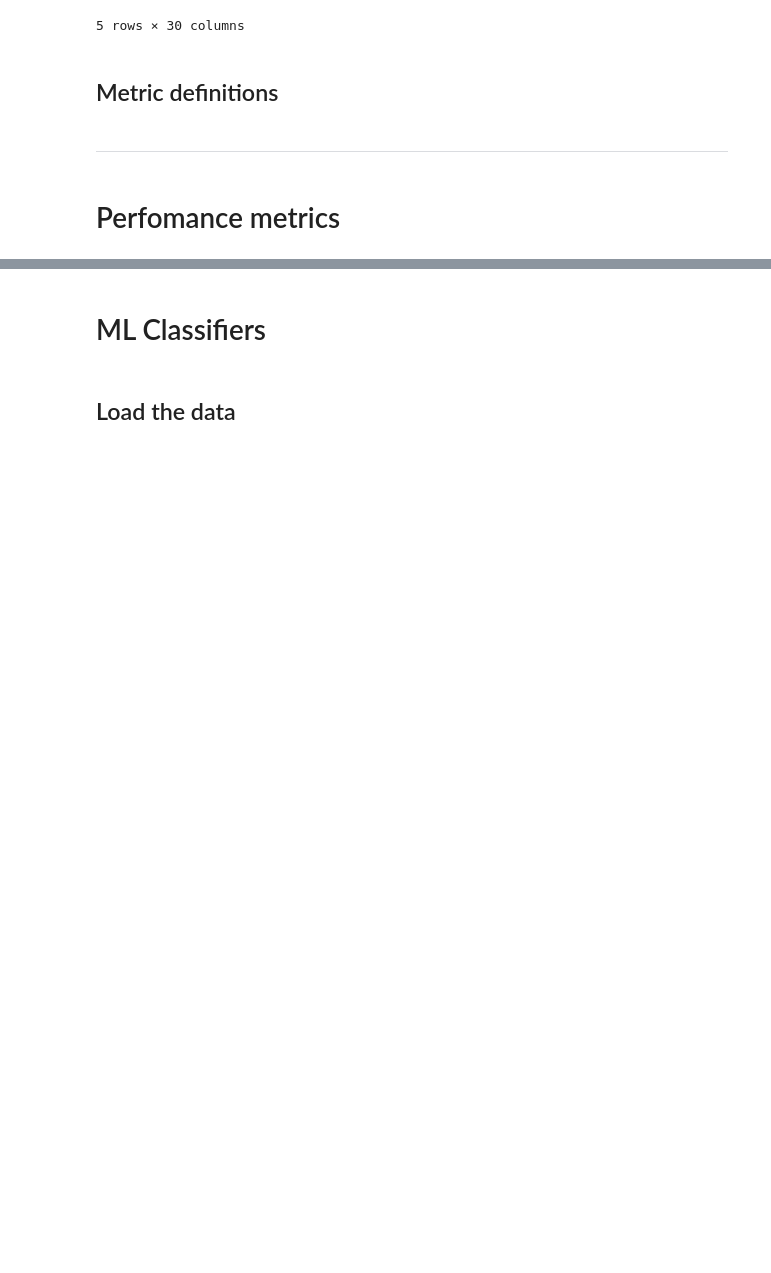
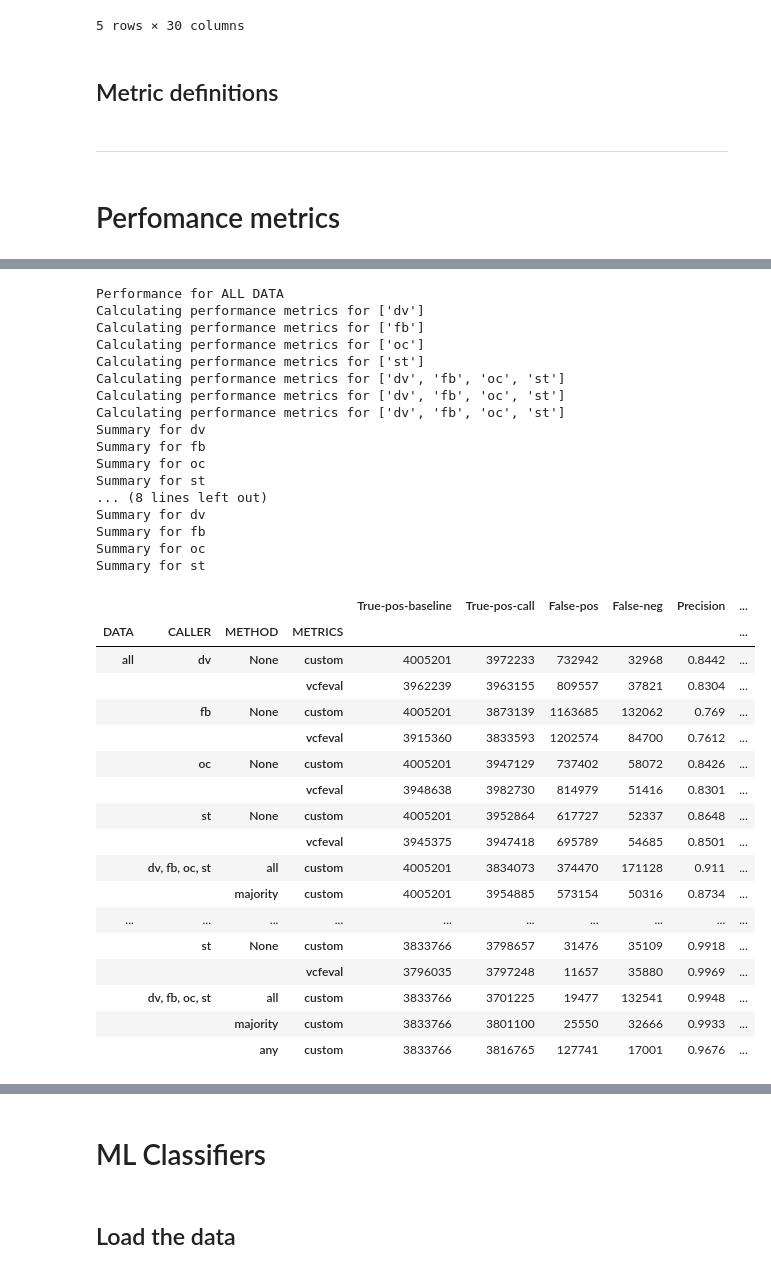
Before and after one commit to lizard-bio/liz.9.11.19_GMVLE, a Jupyter notebook: notebooks/data_exploration/vcf_files.ipynb, the cells around one changed output, grey strips where cells are left out. Drawn from its saved outputs; the diff is of its cells as text; code cells hidden in the pictures; blank space fills up the shorter version.

```diff
--- a/notebooks/data_exploration/vcf_files.ipynb
+++ b/notebooks/data_exploration/vcf_files.ipynb
@@ -281,17 +264,3 @@ Name: count, dtype: int64
-# %%
-df_merged_BM_path = PATH_PROCESSED + "merged_benchmark.csv"
-df_merged_BM = pd.read_csv(df_merged_BM_path)
-
-# write "call" as a method to apply to the dataframe
-conf = {
-    "dv": {"y": "FILTER", "call": "PASS"},
-    "fb": {"y": "ALT", "call": 'notna' },
-    "oc": {"y": "FILTER", "call": "PASS"},
-    "st": {"y": "FILTER", "call": "PASS"},
-    "BM": {"y": "FILTER", "call": "PASS"},
-    "keys": ["CHROM", "POS"],
-    "features": ["QUAL", "DP"],
-}
 # %% [markdown]
 ## Merged variant calls + benchmark: High confidence
 # %% [markdown]
@@ -366,15 +324,15 @@ Number of rows in confidence regions: 7188185 / 12152484 (59.15%)
 # %% [markdown]
 ## Metric definitions
 # %%
-def label_caller_data(df_merged_BM, conf, callers: list, benchmark: str = "BM", how = "all", features = []) -> pd.DataFrame:
+def label_caller_data(df_merged_BM, conf = CONF, callers = CALLERS, benchmark_abbr = "BM", how = "all", features = [], BM_features = []) -> pd.DataFrame:
 
     assert type(callers) == list, "callers must be a list"
 
-    methods = callers + [benchmark]
+    methods = callers + [benchmark_abbr]
 
     callers_cols = [f"{conf[method]['y']}_{method}" for method in callers]
     methods_cols = [f"{conf[method]['y']}_{method}" for method in methods]
-    features_cols = [f"{feature}_{caller}" for feature in features for caller in callers]
+    features_cols = [f"{feature}_{caller}" for feature in features for caller in callers] + [f"{feature}_{benchmark_abbr}" for feature in BM_features]
 
     df_call = df_merged_BM.copy()[conf["keys"] + methods_cols + features_cols].set_index(conf["keys"])
 
@@ -406,7 +364,7 @@ def label_caller_data(df_merged_BM, conf, callers: list, benchmark: str = "BM",
 
 
     # rename the benchmark column to y
-    df_call["y"] = df_call[f"{conf[benchmark]['y']}_{benchmark}"]
+    df_call["y"] = df_call[f"{conf[benchmark_abbr]['y']}_{benchmark_abbr}"]
 
     if how == "per_caller":
         df_call = df_call[[f"y_hat_{caller}" for caller in callers] + ["y"] + features_cols]
@@ -450,7 +408,6 @@ def calculate_performance(df_call, callers: list, true_label:str = "y", pred:str
     # create a dictionary with the performance metrics
 
     performance = {
-        "caller": ", ".join(callers),
         "True-pos-baseline": TP_baseline,
         "True-pos-call": TP_count,
         "False-pos": FP_count,
@@ -619,0 +568,51 @@ Summary for st
+# %%
+df_performance_list = []
+
+for experiment, df_name, selection in zip(["withoutseq_qual", "noinconsistent_withoutseq_qual"],
+                          ["merged_benchmark", "merged_benchmark_confident"],
+                          ["ALL DATA", "ONLY CONFIDENT REGIONS"]):
+
+    print(f"Performance for {selection}")
+
+    df_performance = create_performance_table(df_name, experiment)
+    df_performance_list.append(df_performance)
+
+caller_order = ["dv", "fb", "oc", "st", "dv, fb, oc, st"]
+df_performance = pd.concat(df_performance_list).reindex(caller_order, level="CALLER")
+df_performance
+# %% [output]
+Performance for ALL DATA
+Calculating performance metrics for ['dv']
+Calculating performance metrics for ['fb']
+Calculating performance metrics for ['oc']
+Calculating performance metrics for ['st']
+Calculating performance metrics for ['dv', 'fb', 'oc', 'st']
+Calculating performance metrics for ['dv', 'fb', 'oc', 'st']
+Calculating performance metrics for ['dv', 'fb', 'oc', 'st']
+Summary for dv
+Summary for fb
+Summary for oc
+Summary for st
+... (8 lines left out)
+Summary for dv
+Summary for fb
+Summary for oc
+Summary for st
+|  |  |  |  | True-pos-baseline | True-pos-call | False-pos | False-neg | Precision | ... |
+| DATA | CALLER | METHOD | METRICS |  |  |  |  |  | ... |
+| all | dv | None | custom | 4005201 | 3972233 | 732942 | 32968 | 0.8442 | ... |
+|  |  |  | vcfeval | 3962239 | 3963155 | 809557 | 37821 | 0.8304 | ... |
+|  | fb | None | custom | 4005201 | 3873139 | 1163685 | 132062 | 0.769 | ... |
+|  |  |  | vcfeval | 3915360 | 3833593 | 1202574 | 84700 | 0.7612 | ... |
+|  | oc | None | custom | 4005201 | 3947129 | 737402 | 58072 | 0.8426 | ... |
+|  |  |  | vcfeval | 3948638 | 3982730 | 814979 | 51416 | 0.8301 | ... |
+|  | st | None | custom | 4005201 | 3952864 | 617727 | 52337 | 0.8648 | ... |
+|  |  |  | vcfeval | 3945375 | 3947418 | 695789 | 54685 | 0.8501 | ... |
+|  | dv, fb, oc, st | all | custom | 4005201 | 3834073 | 374470 | 171128 | 0.911 | ... |
+|  |  | majority | custom | 4005201 | 3954885 | 573154 | 50316 | 0.8734 | ... |
+| ... | ... | ... | ... | ... | ... | ... | ... | ... | ... |
+|  | st | None | custom | 3833766 | 3798657 | 31476 | 35109 | 0.9918 | ... |
+|  |  |  | vcfeval | 3796035 | 3797248 | 11657 | 35880 | 0.9969 | ... |
+|  | dv, fb, oc, st | all | custom | 3833766 | 3701225 | 19477 | 132541 | 0.9948 | ... |
+|  |  | majority | custom | 3833766 | 3801100 | 25550 | 32666 | 0.9933 | ... |
+|  |  | any | custom | 3833766 | 3816765 | 127741 | 17001 | 0.9676 | ... |
```
Also changed, not shown: parts of 62 cells of this notebook, 4 other files.
